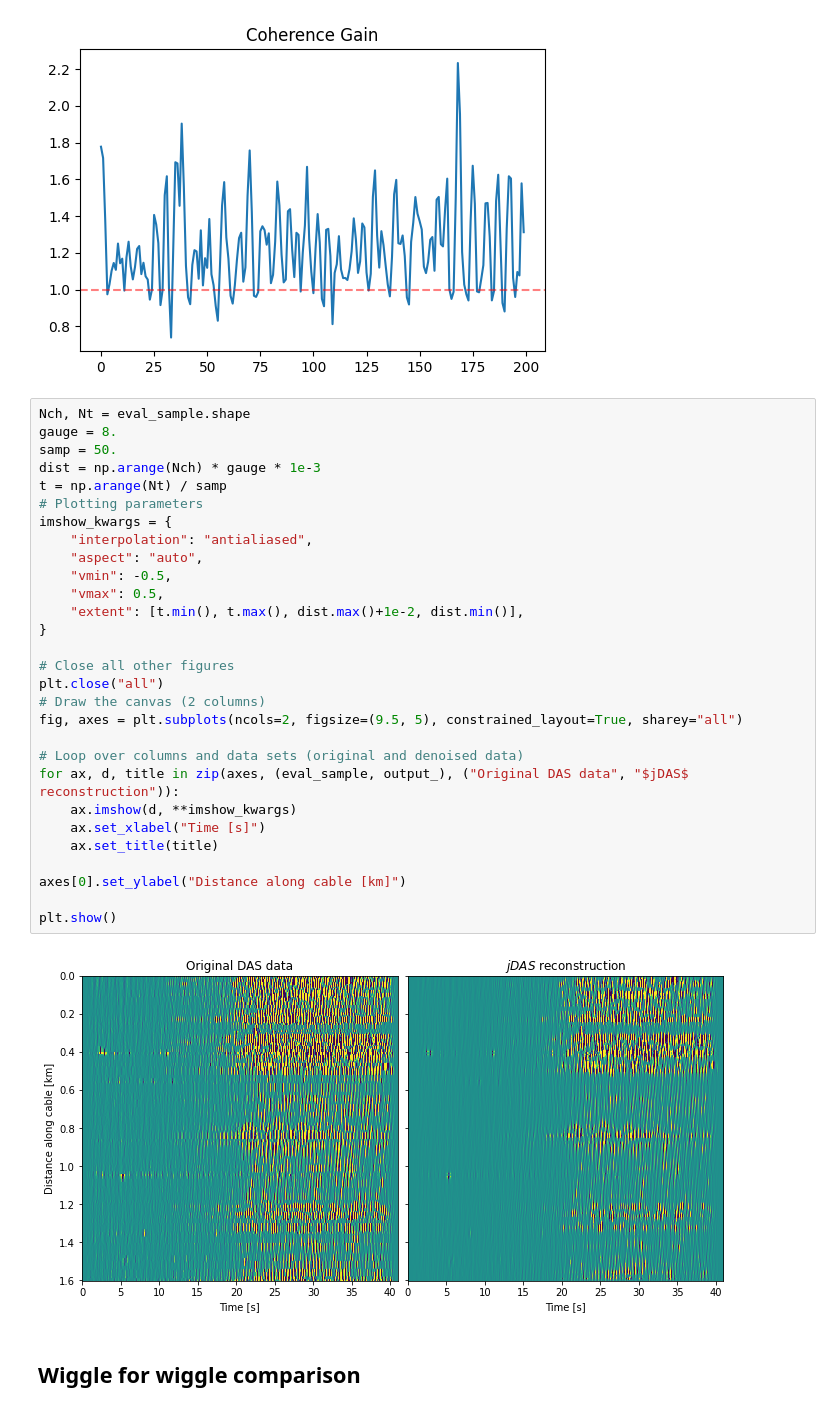
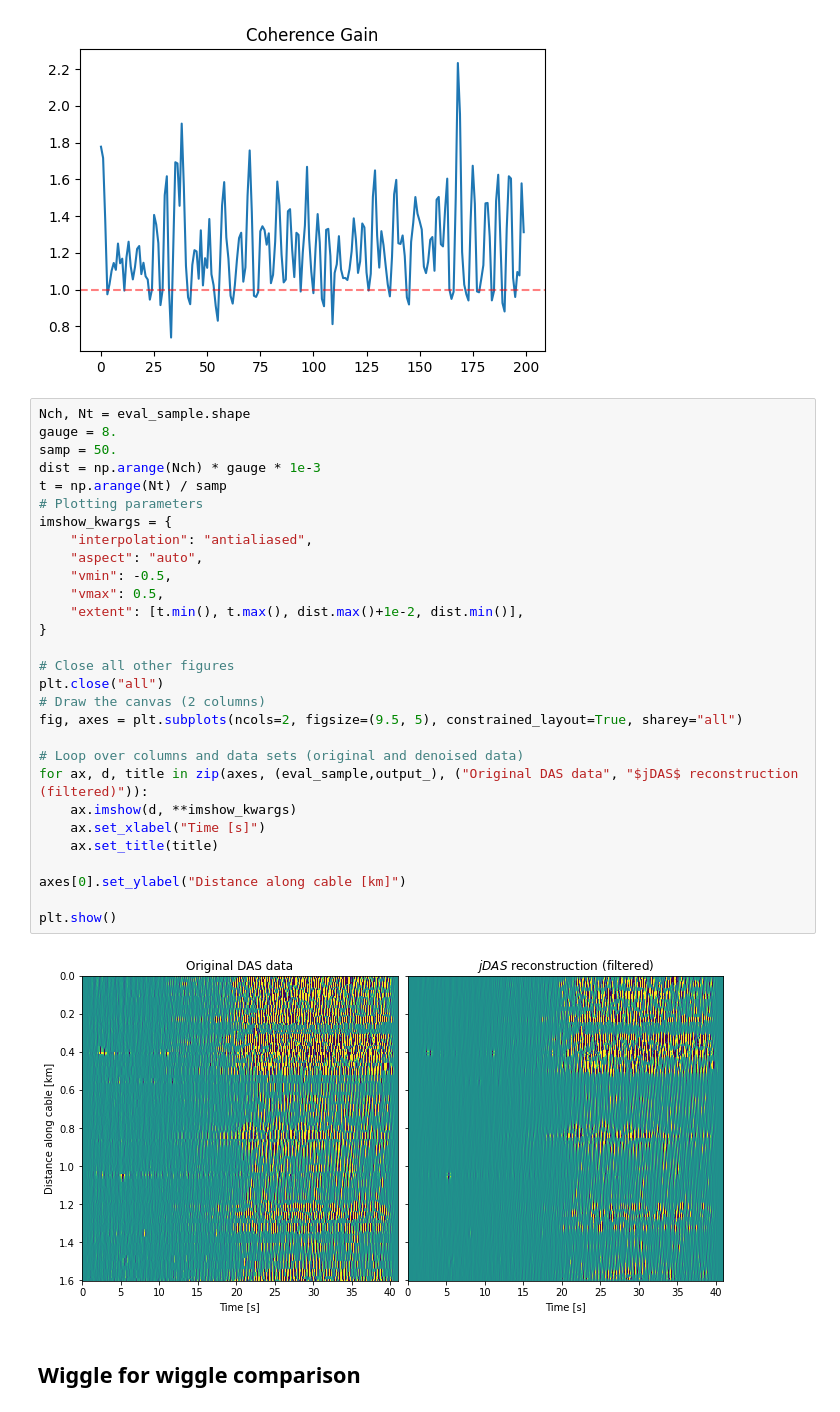
Before and after one commit to maniatisni/iDAS-self-supervised-denoising, a Jupyter notebook: testing.ipynb, the cells around one changed output. Cells and saved outputs as stored; diff of their text form.

```diff
--- a/testing.ipynb
+++ b/testing.ipynb
@@ -104,34 +103,34 @@ plt.axhline(y=1,linestyle='--',alpha=0.5,color='r')
 # %%
 Nch, Nt = eval_sample.shape
 gauge = 8.
 samp = 50.
 dist = np.arange(Nch) * gauge * 1e-3
 t = np.arange(Nt) / samp
 # Plotting parameters
 imshow_kwargs = {
     "interpolation": "antialiased",
     "aspect": "auto",
     "vmin": -0.5,
     "vmax": 0.5,
     "extent": [t.min(), t.max(), dist.max()+1e-2, dist.min()],
 }
 
 # Close all other figures
 plt.close("all")
 # Draw the canvas (2 columns)
 fig, axes = plt.subplots(ncols=2, figsize=(9.5, 5), constrained_layout=True, sharey="all")
 
 # Loop over columns and data sets (original and denoised data)
-for ax, d, title in zip(axes, (eval_sample, output_), ("Original DAS data", "$jDAS$ reconstruction")):
+for ax, d, title in zip(axes, (eval_sample,output_), ("Original DAS data", "$jDAS$ reconstruction (filtered)")):
     ax.imshow(d, **imshow_kwargs)
     ax.set_xlabel("Time [s]")
     ax.set_title(title)
 
 axes[0].set_ylabel("Distance along cable [km]")
 
 plt.show()
 # %% [output]
-[figure, old version]
+[figure, new version]
 # %% [markdown]
 ## Wiggle for wiggle comparison
 # %%
```
Also changed, not shown: parts of 3 cells of this notebook, 1 other file.
